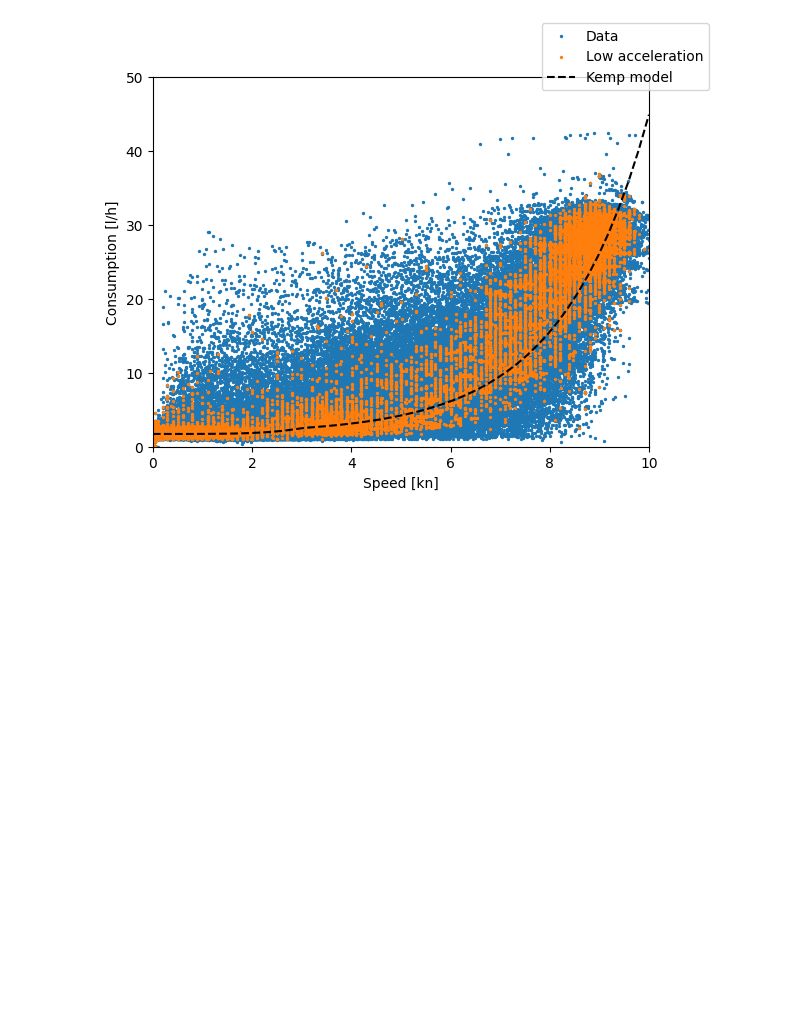
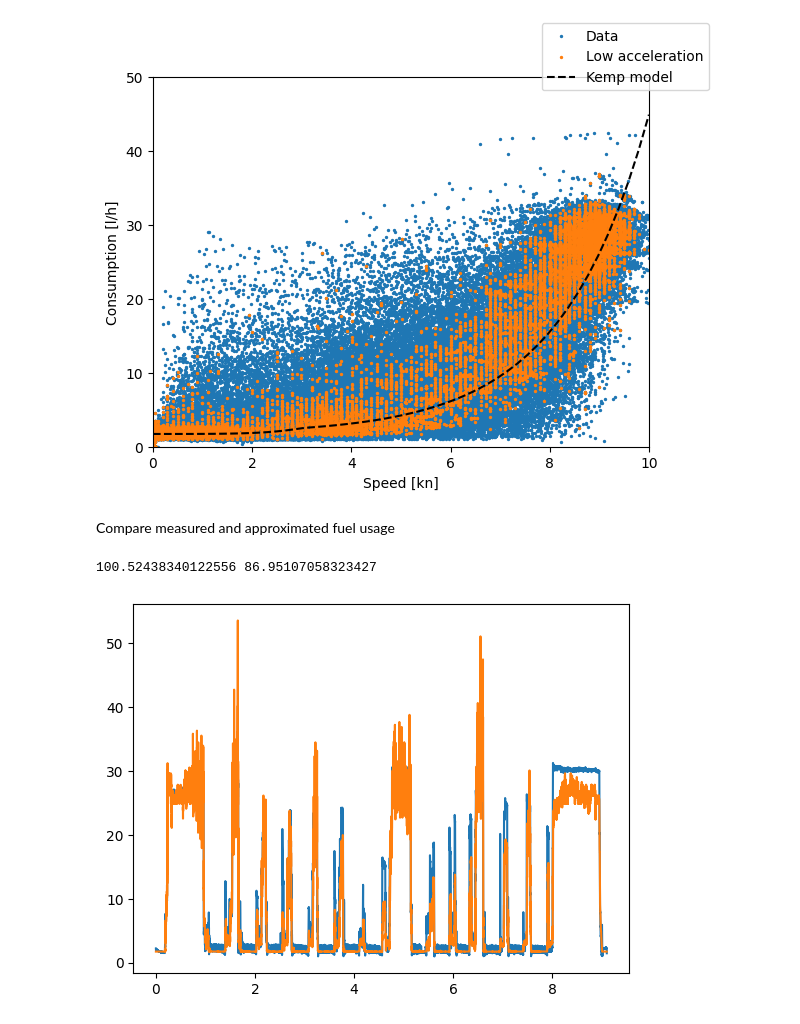
Before and after one commit to arvidsorfeldt/py-fish, a Jupyter notebook: fredrika.ipynb, the cells around one changed output. Drawn from its saved outputs; the diff is of its cells as text; code cells hidden in the pictures; blank space fills up the shorter version.

Commit message:
Added comparison between measurements and model

```diff
--- a/fredrika.ipynb
+++ b/fredrika.ipynb
@@ -40,3 +40,18 @@ fig.legend()
 # %% [output]
 <matplotlib.legend.Legend at 0x...>
 [figure]
+# %% [markdown]
+Compare measured and approximated fuel usage
+# %%
+measured_speed_profile = speed_profile_from_data(date)
+measured_consumption_profile = consumption_profile_from_data(date)
+measured_consumption = total_consumption_from_profile(measured_consumption_profile)
+model_power = calculate_propulsion_power(speeds=measured_speed_profile[:, 1], length=11.91, beam=4.0)
+model_consumption_profile = np.column_stack((measured_consumption_profile[:, 0], calculate_consumption(powers=model_power, engine_rating=242.0, engine_application=EngineApplication.PROPULSION)))
+model_consumption_propulsion = total_consumption_from_profile(model_consumption_profile)
+fig, ax = plt.subplots()
+plot_profiles(ax, measured_consumption_profile, model_consumption_profile)
+print(measured_consumption, model_consumption_propulsion)
+# %% [output]
+100.52438340122556 86.95107058323427
+[figure, added]
```
Also changed, not shown: parts of 3 cells of this notebook, 1 other file.
